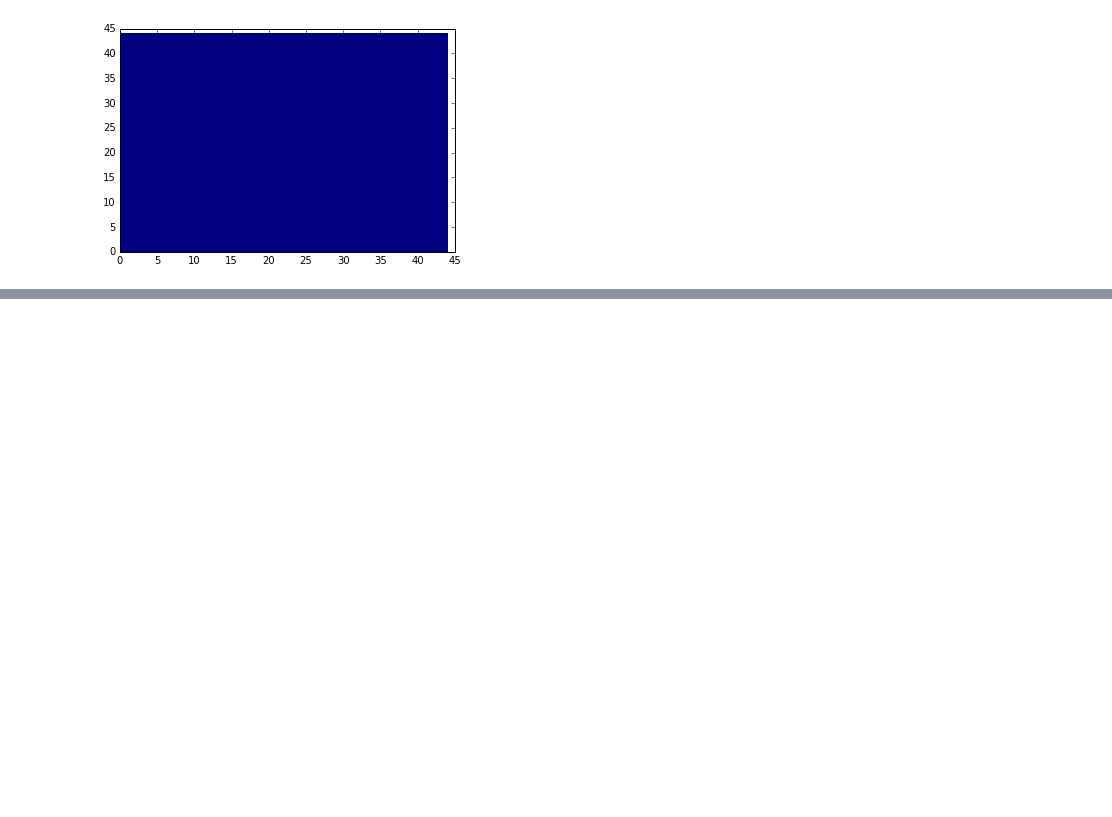
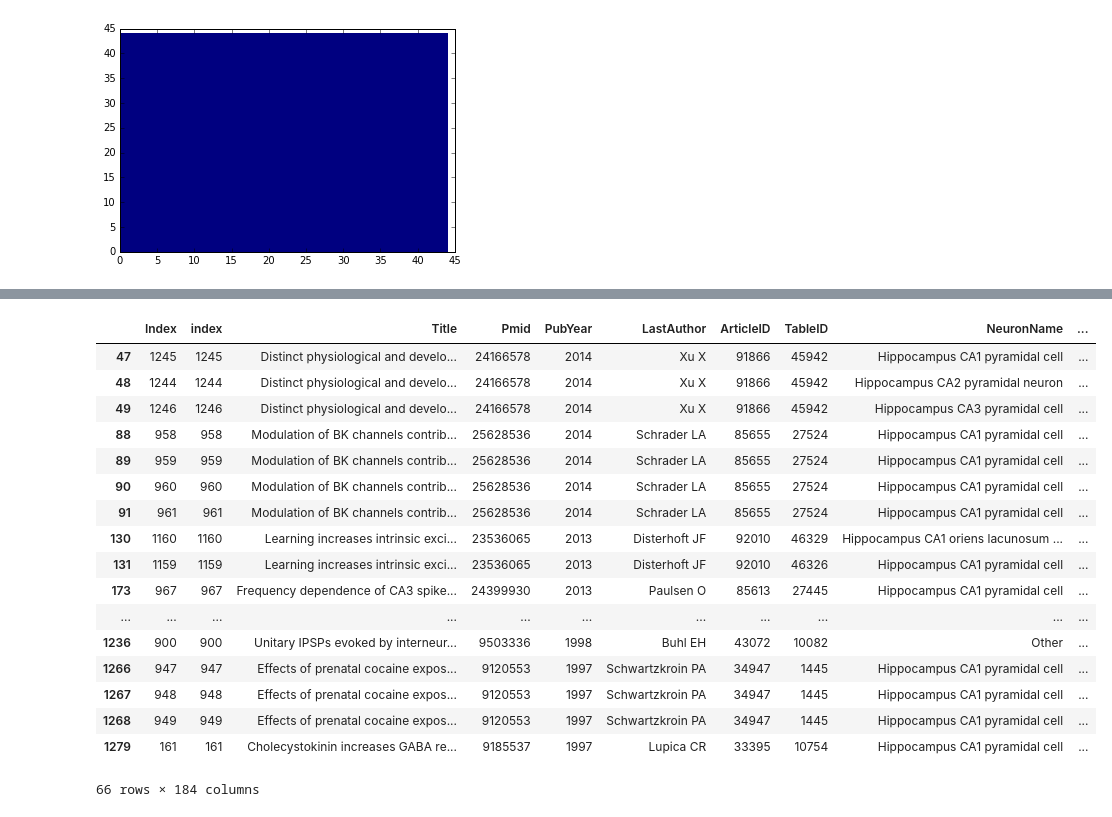
Before and after one commit to neuroelectro/neuroelectro_neurotree, a Jupyter notebook: ca1_analysis.ipynb, the cells around one changed output, grey strips where cells are left out. Drawn from its saved outputs; the diff is of its cells as text; code cells hidden in the pictures; blank space fills up the shorter version.

```diff
--- a/ca1_analysis.ipynb
+++ b/ca1_analysis.ipynb
@@ -214,0 +244,21 @@ for t in ax.yaxis.get_major_ticks():
+# %%
+df[df['Pmid'].isin(valid_pmids)].groupby('Pmid').head()
+# %% [output]
+|  | Index | index | Title | Pmid | PubYear | LastAuthor | ArticleID | TableID | NeuronName | ... |
+| 47 | 1245 | 1245 | Distinct physiological and develo... | 24166578 | 2014 | Xu X | 91866 | 45942 | Hippocampus CA1 pyramidal cell | ... |
+| 48 | 1244 | 1244 | Distinct physiological and develo... | 24166578 | 2014 | Xu X | 91866 | 45942 | Hippocampus CA2 pyramidal neuron | ... |
+| 49 | 1246 | 1246 | Distinct physiological and develo... | 24166578 | 2014 | Xu X | 91866 | 45942 | Hippocampus CA3 pyramidal cell | ... |
+| 88 | 958 | 958 | Modulation of BK channels contrib... | 25628536 | 2014 | Schrader LA | 85655 | 27524 | Hippocampus CA1 pyramidal cell | ... |
+| 89 | 959 | 959 | Modulation of BK channels contrib... | 25628536 | 2014 | Schrader LA | 85655 | 27524 | Hippocampus CA1 pyramidal cell | ... |
+| 90 | 960 | 960 | Modulation of BK channels contrib... | 25628536 | 2014 | Schrader LA | 85655 | 27524 | Hippocampus CA1 pyramidal cell | ... |
+| 91 | 961 | 961 | Modulation of BK channels contrib... | 25628536 | 2014 | Schrader LA | 85655 | 27524 | Hippocampus CA1 pyramidal cell | ... |
+| 130 | 1160 | 1160 | Learning increases intrinsic exci... | 23536065 | 2013 | Disterhoft JF | 92010 | 46329 | Hippocampus CA1 oriens lacunosum ... | ... |
+| 131 | 1159 | 1159 | Learning increases intrinsic exci... | 23536065 | 2013 | Disterhoft JF | 92010 | 46326 | Hippocampus CA1 pyramidal cell | ... |
+| 173 | 967 | 967 | Frequency dependence of CA3 spike... | 24399930 | 2013 | Paulsen O | 85613 | 27445 | Hippocampus CA1 pyramidal cell | ... |
+| ... | ... | ... | ... | ... | ... | ... | ... | ... | ... | ... |
+| 1236 | 900 | 900 | Unitary IPSPs evoked by interneur... | 9503336 | 1998 | Buhl EH | 43072 | 10082 | Other | ... |
+| 1266 | 947 | 947 | Effects of prenatal cocaine expos... | 9120553 | 1997 | Schwartzkroin PA | 34947 | 1445 | Hippocampus CA1 pyramidal cell | ... |
+| 1267 | 948 | 948 | Effects of prenatal cocaine expos... | 9120553 | 1997 | Schwartzkroin PA | 34947 | 1445 | Hippocampus CA1 pyramidal cell | ... |
+| 1268 | 949 | 949 | Effects of prenatal cocaine expos... | 9120553 | 1997 | Schwartzkroin PA | 34947 | 1445 | Hippocampus CA1 pyramidal cell | ... |
+| 1279 | 161 | 161 | Cholecystokinin increases GABA re... | 9185537 | 1997 | Lupica CR | 33395 | 10754 | Hippocampus CA1 pyramidal cell | ... |
+66 rows × 184 columns
```
Also changed, not shown: parts of 8 cells of this notebook.
